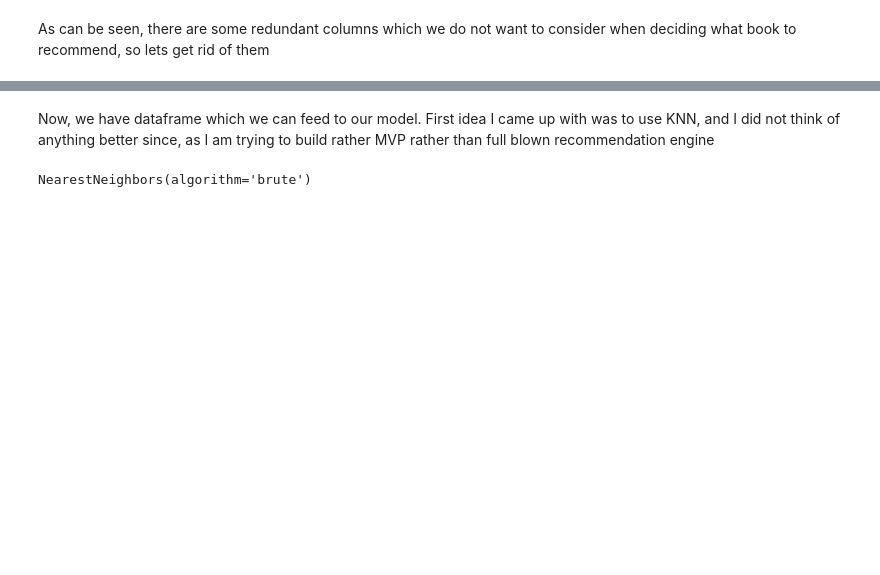
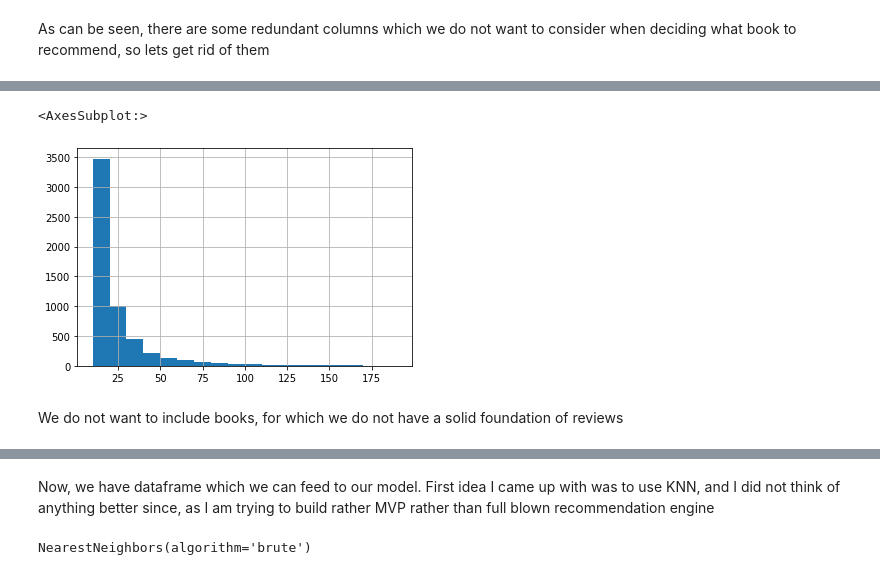
Before and after one commit to krebso/book-recommendation, a Jupyter notebook: book_recommendation.ipynb, the cells around one changed output, grey strips where cells are left out. Saved outputs shown, nothing was run; the diff lists cells and outputs as text; code cells hidden in the pictures; blank space fills up the shorter version.

```diff
--- a/book_recommendation.ipynb
+++ b/book_recommendation.ipynb
@@ -205,0 +44,3 @@ Index([''Salem's Lot', '10 Lb. Penalty', '16 Lighthouse Road', '1984',
+# %%
+books_df.drop( columns=[ "Image-URL-S", "Image-URL-M", "Image-URL-L", "Publisher", "Year-Of-Publication" ], inplace=True )
+books_df.columns = [ "ISBN", "title", "author" ]
@@ -205,0 +97,17 @@ Index([''Salem's Lot', '10 Lb. Penalty', '16 Lighthouse Road', '1984',
+# %%
+user_reviews = ratings_df[ "user-id" ].value_counts()
+ratings_df = ratings_df[ ratings_df[ "user-id" ].isin( user_reviews[ ( user_reviews >= 50 ) & ( user_reviews <= 500 )].index ) ]
+
+# book_reviews = rantings_df[ "rating" ].value_counts()
+# ratings_df = ratings_df[ ratings_df[ "rating" ].isin( book_reviews[ book_reviews >= 100 ].index ) ]
+
+# ratings_df.info()
+# book_reviews.head()
+# %%
+books_with_ratings_df = ratings_df.merge( books_df, on="ISBN" )
+
+# we do not care about those columns when using colaborative filtering
+to_be_dropped = [ "year-of-publication", "publisher", "author" ]
+
+# books_with_ratings_df.drop( to_be_dropped, axis=1, inplace=True )
+books_with_ratings_df.head()
@@ -205,0 +121,11 @@ Index([''Salem's Lot', '10 Lb. Penalty', '16 Lighthouse Road', '1984',
+# %%
+books_with_ratings_df = books_with_ratings_df.dropna(axis = 0, subset = ['title'])
+
+total_book_rating_counts_df = ( books_with_ratings_df.groupby( by=[ "ISBN" ] )[ "rating" ].count().reset_index().rename( columns={ "rating": "rating-count" } )[ [ "ISBN", "rating-count" ] ] )
+
+total_book_rating_counts_df[ "rating-count" ].hist( bins=list( range( 10, 200, 10 ) ) )
+# %% [output]
+<AxesSubplot:>
+[figure, added]
+# %% [markdown]
+We do not want to include books, for which we do not have a solid foundation of reviews
```
Also changed, not shown: parts of 52 cells of this notebook.
